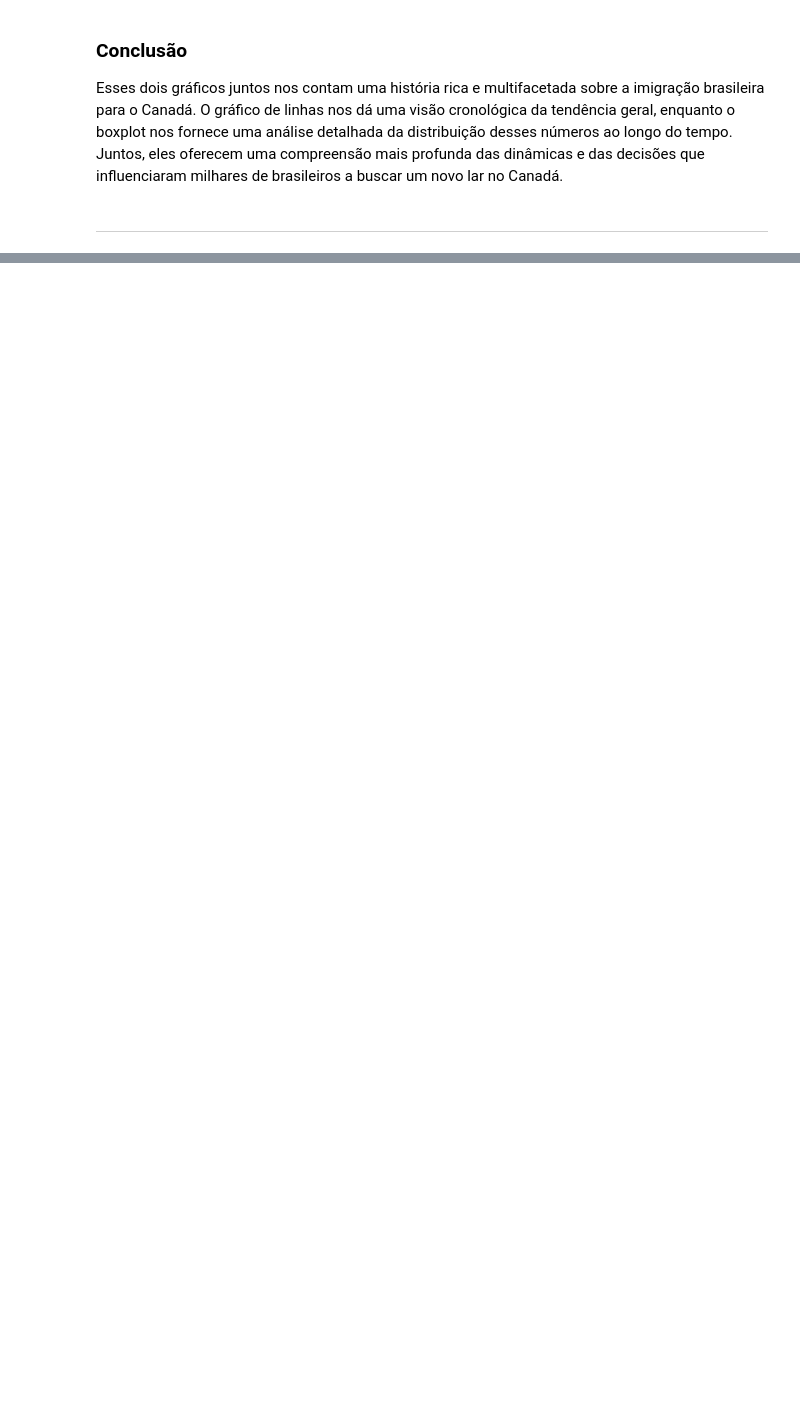
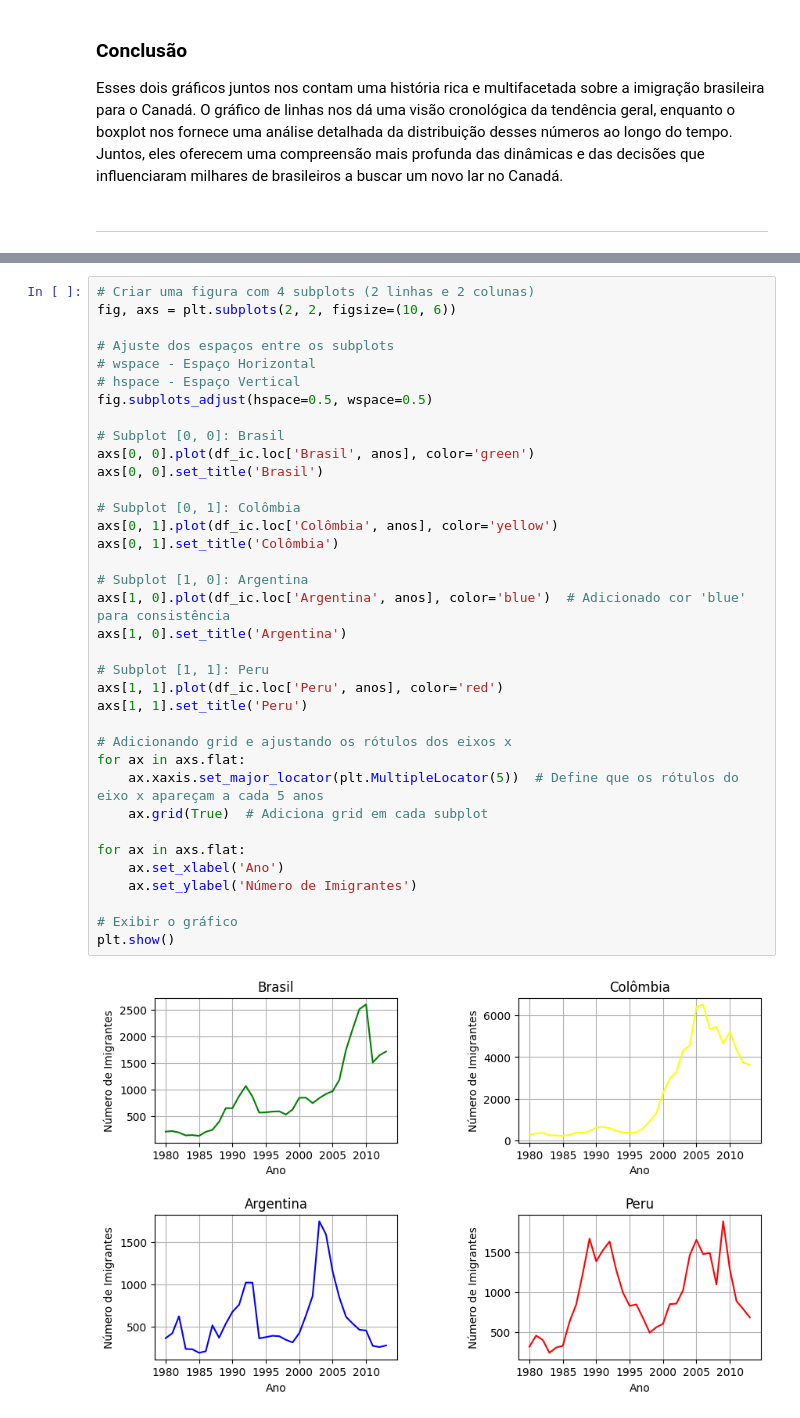
Before and after one commit to maclausk/python-ia-senai-df, a Jupyter notebook: 27_28_082024.ipynb, the cells around one changed output, grey strips where cells are left out. Drawn from its saved outputs; the diff is of its cells as text; blank space fills up the shorter version.

```diff
--- a/27082024.ipynb
+++ b/27_28_082024.ipynb
@@ -504,0 +656,38 @@ Esses dois gráficos juntos nos contam uma história rica e multifacetada sobre
+# %%
+# Criar uma figura com 4 subplots (2 linhas e 2 colunas)
+fig, axs = plt.subplots(2, 2, figsize=(10, 6))
+
+# Ajuste dos espaços entre os subplots
+# wspace - Espaço Horizontal
+# hspace - Espaço Vertical
+fig.subplots_adjust(hspace=0.5, wspace=0.5)
+
+# Subplot [0, 0]: Brasil
+axs[0, 0].plot(df_ic.loc['Brasil', anos], color='green')
+axs[0, 0].set_title('Brasil')
+
+# Subplot [0, 1]: Colômbia
+axs[0, 1].plot(df_ic.loc['Colômbia', anos], color='yellow')
+axs[0, 1].set_title('Colômbia')
+
+# Subplot [1, 0]: Argentina
+axs[1, 0].plot(df_ic.loc['Argentina', anos], color='blue')  # Adicionado cor 'blue' para consistência
+axs[1, 0].set_title('Argentina')
+
+# Subplot [1, 1]: Peru
+axs[1, 1].plot(df_ic.loc['Peru', anos], color='red')
+axs[1, 1].set_title('Peru')
+
+# Adicionando grid e ajustando os rótulos dos eixos x
+for ax in axs.flat:
+    ax.xaxis.set_major_locator(plt.MultipleLocator(5))  # Define que os rótulos do eixo x apareçam a cada 5 anos
+    ax.grid(True)  # Adiciona grid em cada subplot
+
+for ax in axs.flat:
+    ax.set_xlabel('Ano')
+    ax.set_ylabel('Número de Imigrantes')
+
+# Exibir o gráfico
+plt.show()
+# %% [output]
+[figure, added]
```
Also changed, not shown: parts of 6 cells of this notebook, 2 other files.
